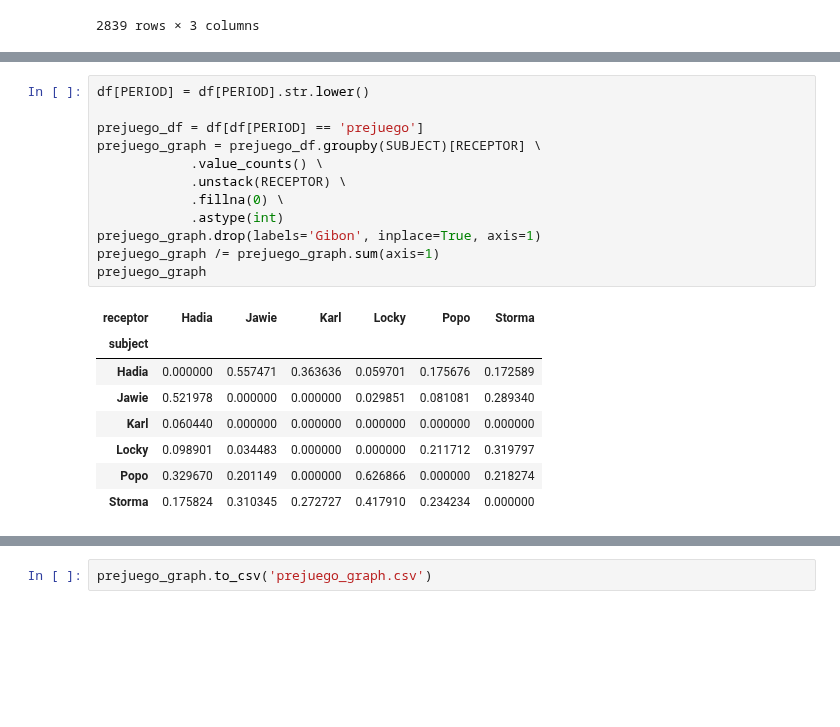
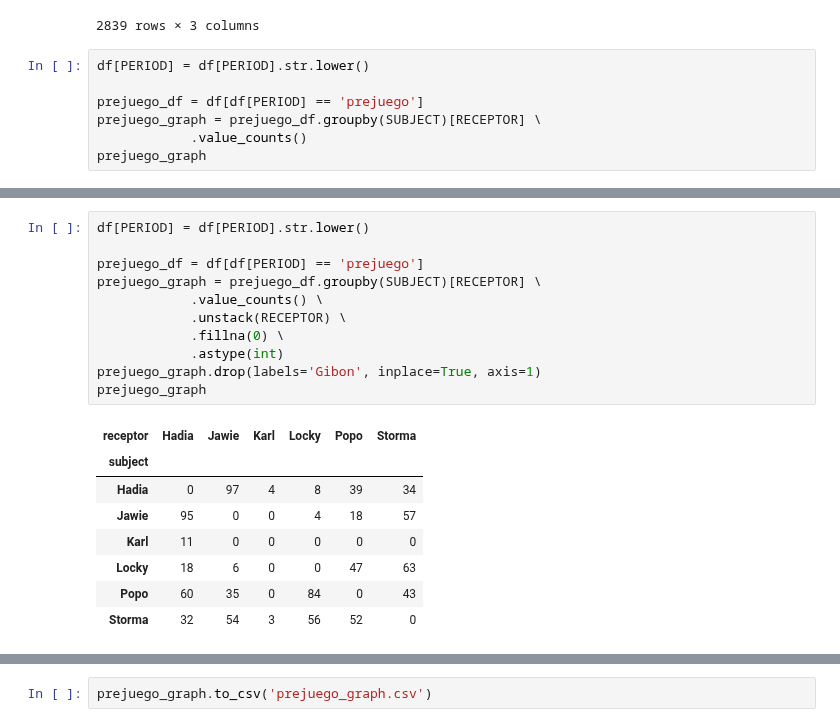
Before and after one commit to Bass2015/Orangutanes, a Jupyter notebook: Sebastian/eda-orangutanes.ipynb, the cells around one changed output, grey strips where cells are left out. Cells and saved outputs as stored; diff of their text form; blank space fills up the shorter version.

Commit message:
period df

```diff
--- a/Sebastian/eda-orangutanes.ipynb
+++ b/Sebastian/eda-orangutanes.ipynb
@@ -456,3 +353,10 @@ df
 | 8100 | Postjuego | Hadia | Karl |
 | 8103 | Postjuego | Hadia | Karl |
 2839 rows × 3 columns
+# %%
+df[PERIOD] = df[PERIOD].str.lower()
+
+prejuego_df = df[df[PERIOD] == 'prejuego']
+prejuego_graph = prejuego_df.groupby(SUBJECT)[RECEPTOR] \
+            .value_counts()
+prejuego_graph
@@ -459,21 +381,20 @@ df
 # %%
 df[PERIOD] = df[PERIOD].str.lower()
 
 prejuego_df = df[df[PERIOD] == 'prejuego']
 prejuego_graph = prejuego_df.groupby(SUBJECT)[RECEPTOR] \
             .value_counts() \
             .unstack(RECEPTOR) \
             .fillna(0) \
             .astype(int)
 prejuego_graph.drop(labels='Gibon', inplace=True, axis=1)
-prejuego_graph /= prejuego_graph.sum(axis=1)
 prejuego_graph
 # %% [output]
 | receptor | Hadia | Jawie | Karl | Locky | Popo | Storma |
 | subject |  |  |  |  |  |  |
-| Hadia | 0.000000 | 0.557471 | 0.363636 | 0.059701 | 0.175676 | 0.172589 |
-| Jawie | 0.521978 | 0.000000 | 0.000000 | 0.029851 | 0.081081 | 0.289340 |
-| Karl | 0.060440 | 0.000000 | 0.000000 | 0.000000 | 0.000000 | 0.000000 |
-| Locky | 0.098901 | 0.034483 | 0.000000 | 0.000000 | 0.211712 | 0.319797 |
-| Popo | 0.329670 | 0.201149 | 0.000000 | 0.626866 | 0.000000 | 0.218274 |
-| Storma | 0.175824 | 0.310345 | 0.272727 | 0.417910 | 0.234234 | 0.000000 |
+| Hadia | 0 | 97 | 4 | 8 | 39 | 34 |
+| Jawie | 95 | 0 | 0 | 4 | 18 | 57 |
+| Karl | 11 | 0 | 0 | 0 | 0 | 0 |
+| Locky | 18 | 6 | 0 | 0 | 47 | 63 |
+| Popo | 60 | 35 | 0 | 84 | 0 | 43 |
+| Storma | 32 | 54 | 3 | 56 | 52 | 0 |
```
Also changed, not shown: parts of 14 cells of this notebook, 12 other files.
